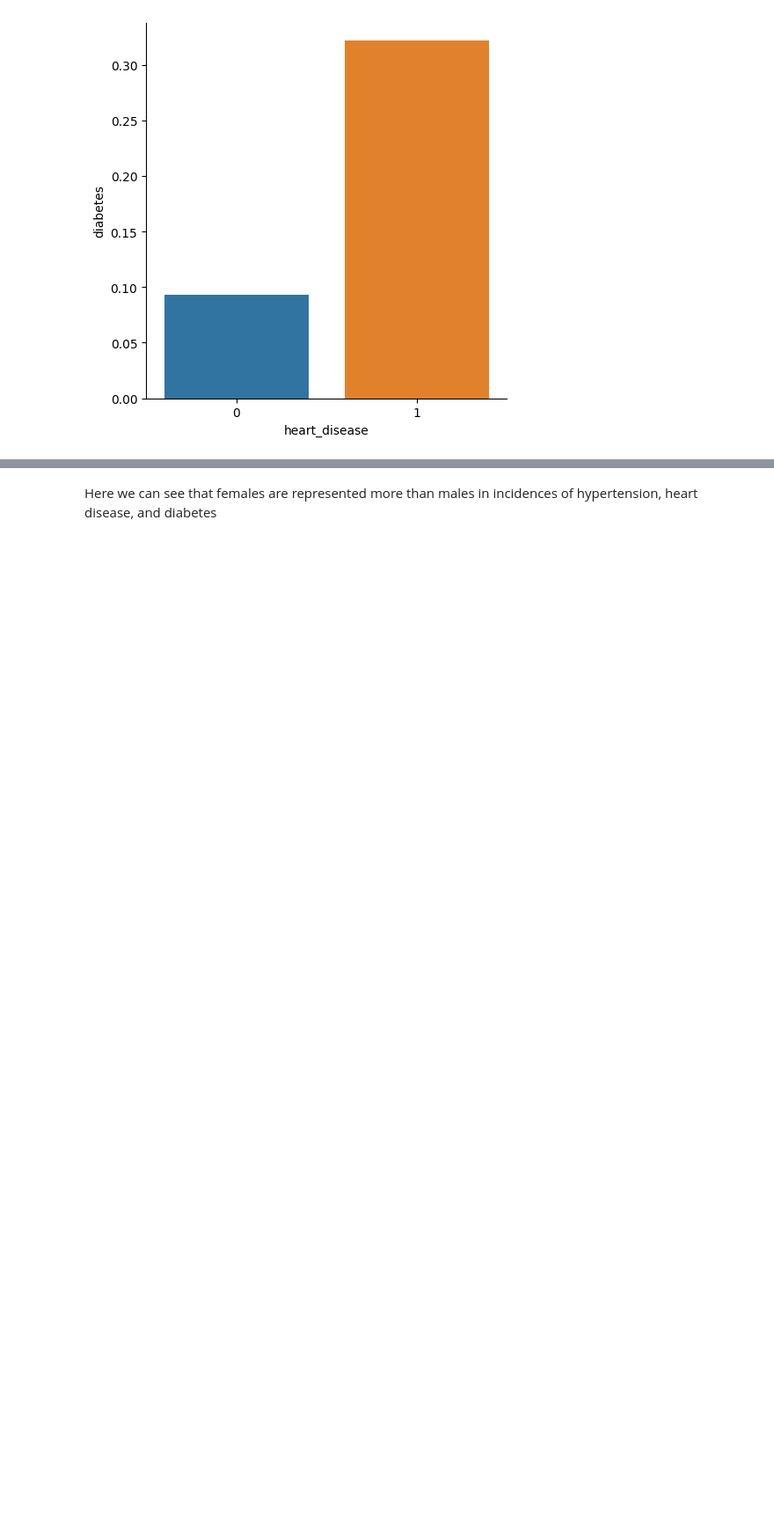
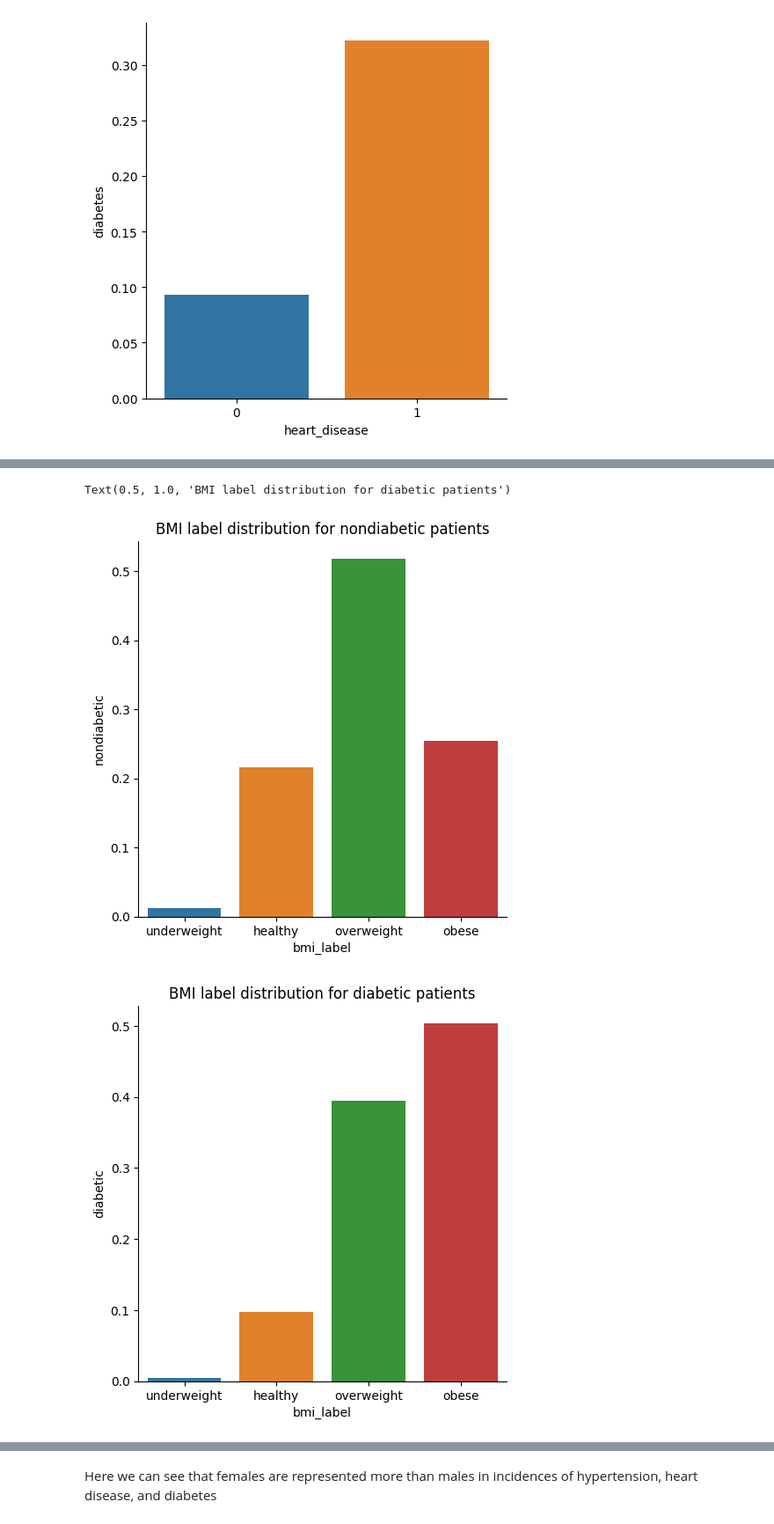
Before and after one commit to harshi-saha/cogs108-project, a Jupyter notebook: FinalReport_group014.ipynb, the cells around one changed output, grey strips where cells are left out. Shown at 88% size. Cells and saved outputs as stored; diff of their text form; code cells hidden in the pictures; blank space fills up the shorter version.

```diff
--- a/FinalReport_group014.ipynb
+++ b/FinalReport_group014.ipynb
@@ -250,0 +231,9 @@ sns.regplot(x='age', y='bg', data=df[df['diabetes'] == 1], color='orange')
+# %%
+tmp = df0.groupby('bmi_label')['diabetes'].count()
+tmp2 = df1.groupby('bmi_label')['diabetes'].count()
+tmp = pd.concat([tmp, tmp2], axis=1)
+tmp.reset_index(inplace=True)
+tmp.columns = ['bmi_label', 'nondiabetic','diabetic']
+tmp['nondiabetic'] = tmp['nondiabetic']/tmp['nondiabetic'].sum()
+tmp['diabetic'] = tmp['diabetic']/tmp['diabetic'].sum()
+tmp
@@ -250,0 +246,9 @@ sns.regplot(x='age', y='bg', data=df[df['diabetes'] == 1], color='orange')
+# %%
+sns.catplot(data=tmp, kind="bar", x='bmi_label', y='nondiabetic')
+plt.title('BMI label distribution for nondiabetic patients')
+sns.catplot(data=tmp, kind="bar", x='bmi_label', y='diabetic')
+plt.title('BMI label distribution for diabetic patients')
+# %% [output]
+Text(0.5, 1.0, 'BMI label distribution for diabetic patients')
+[figure, added]
+[figure, added]
```
Also changed, not shown: parts of 76 cells of this notebook, 1 other file.
